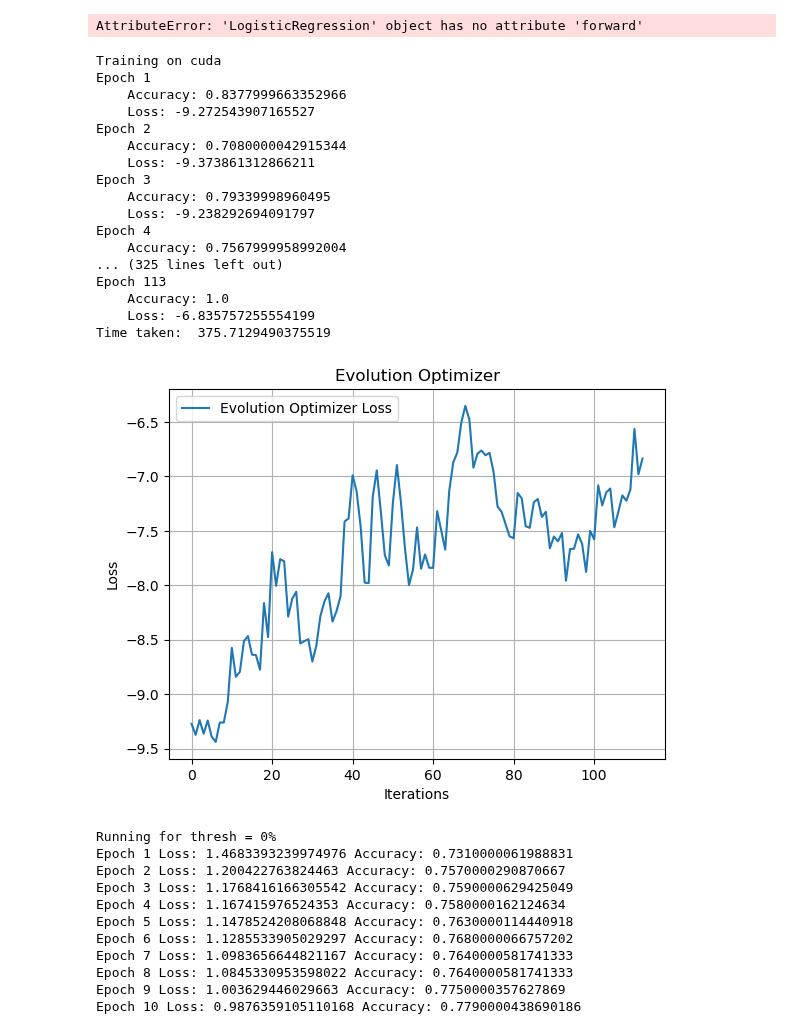
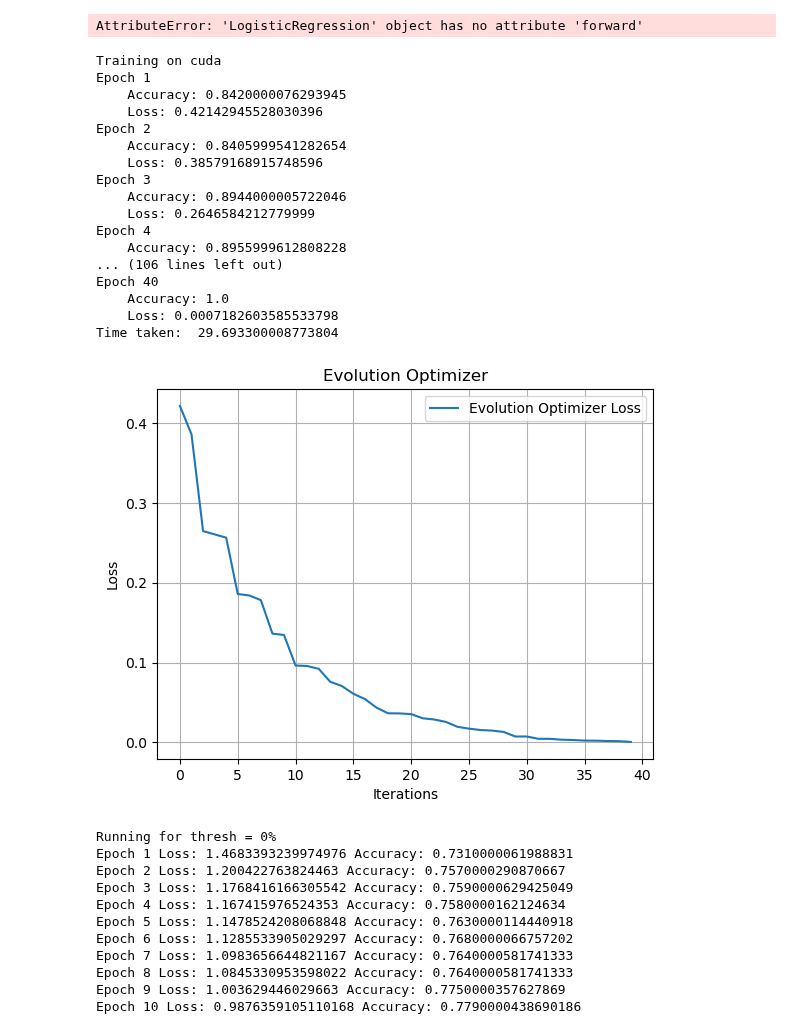
Before and after one commit to lawolff1702/EVO, a Jupyter notebook: fitness/fitness_comparisons.ipynb, the cells around one changed output. Saved outputs shown, nothing was run; the diff lists cells and outputs as text; code cells hidden in the pictures.

```diff
--- a/fitness/fitness_comparisons.ipynb
+++ b/fitness/fitness_comparisons.ipynb
@@ -74,56 +74,57 @@ Training on cuda
 AttributeError: 'LogisticRegression' object has no attribute 'forward'
 # %%
 X, y = classification_data(p_dims=200, noise=0.5, n_points=5000)
-NN = DeepNeuralNetwork([201, 10, 2])
+NN = DeepNeuralNetwork([201, 2])
 opt = EvolutionOptimizer(NN)
 NN.set_optimizer(opt)
 opt.set_mutation_rate(0.5)
 opt.set_population_size(30)
 opt.set_fitness_ratio(0.25)
+opt.diversity_coeff = 0.0
 opt.mutation_type = "lap"
 
 print(f'Training on {opt.device}')
 
 device = opt.device
 X, y = X.to(device), y.to(device).long()
 
 loss = []
 epoch = 1
 start = time.time()
 while accuracy(NN, X, y) < 1:
     opt.step(X, y)
     loss.append(NN.loss(X, y).item())
     print(f"Epoch {epoch}\n    Accuracy: {accuracy(NN, X, y)}\n    Loss: {loss[-1]}")
     epoch += 1
 
 
 print("Time taken: ", time.time() - start)
 plt.plot(loss, label="Evolution Optimizer Loss")
 plt.xlabel("Iterations")
 plt.ylabel("Loss")
 plt.title("Evolution Optimizer")
 plt.legend()
 plt.grid(True)
 plt.show()
 # %% [output]
 Training on cuda
 Epoch 1
-    Accuracy: 0.8377999663352966
-    Loss: -9.272543907165527
+    Accuracy: 0.8420000076293945
+    Loss: 0.42142945528030396
 Epoch 2
-    Accuracy: 0.7080000042915344
-    Loss: -9.373861312866211
+    Accuracy: 0.8405999541282654
+    Loss: 0.38579168915748596
 Epoch 3
-    Accuracy: 0.79339998960495
-    Loss: -9.238292694091797
+    Accuracy: 0.8944000005722046
+    Loss: 0.2646584212779999
 Epoch 4
-    Accuracy: 0.7567999958992004
-... (325 lines left out)
-Epoch 113
+    Accuracy: 0.8955999612808228
+... (106 lines left out)
+Epoch 40
     Accuracy: 1.0
-    Loss: -6.835757255554199
-Time taken:  375.7129490375519
+    Loss: 0.0007182603585533798
+Time taken:  29.693300008773804
-[figure, old version]
+[figure, new version]
 # %%
 X, y = classification_data(p_dims=200, noise=0.2, n_points=5000)
 LR = LogisticRegression()
```
Also changed, not shown: parts of 1 cell of this notebook.
